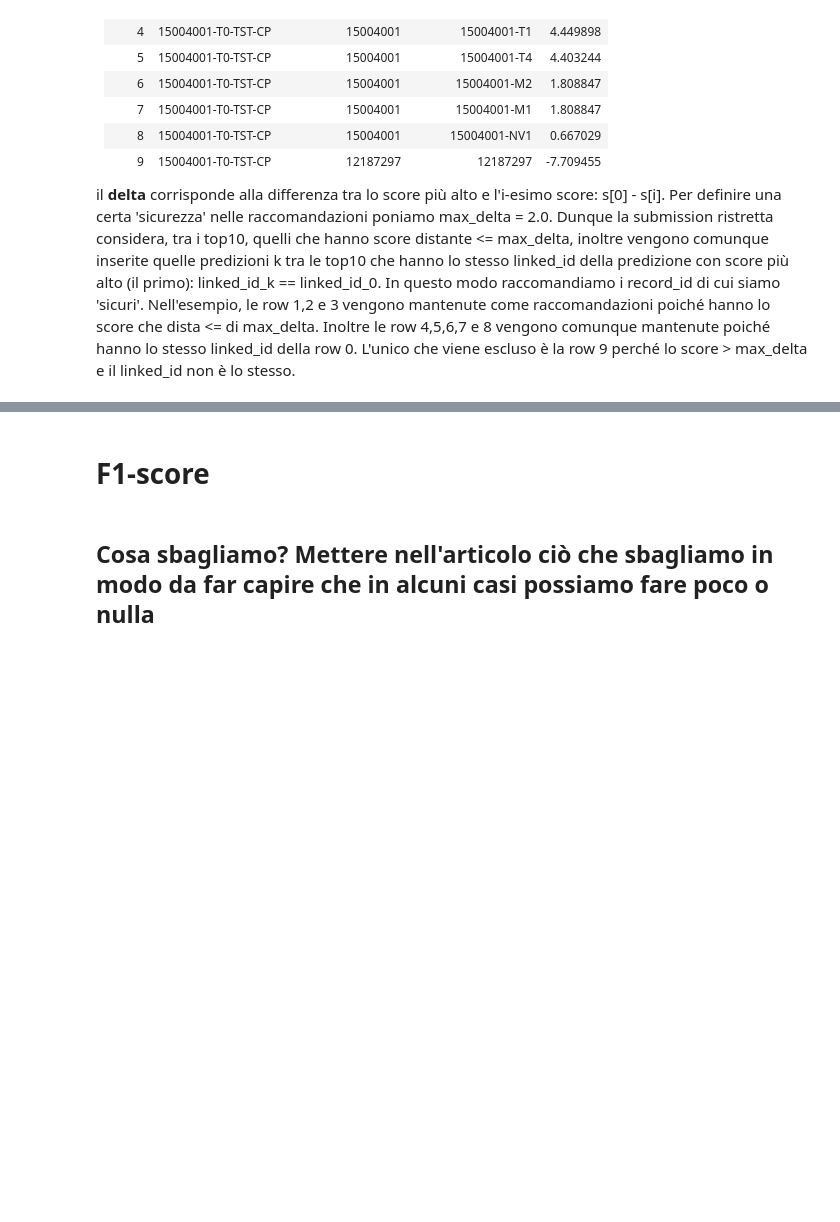
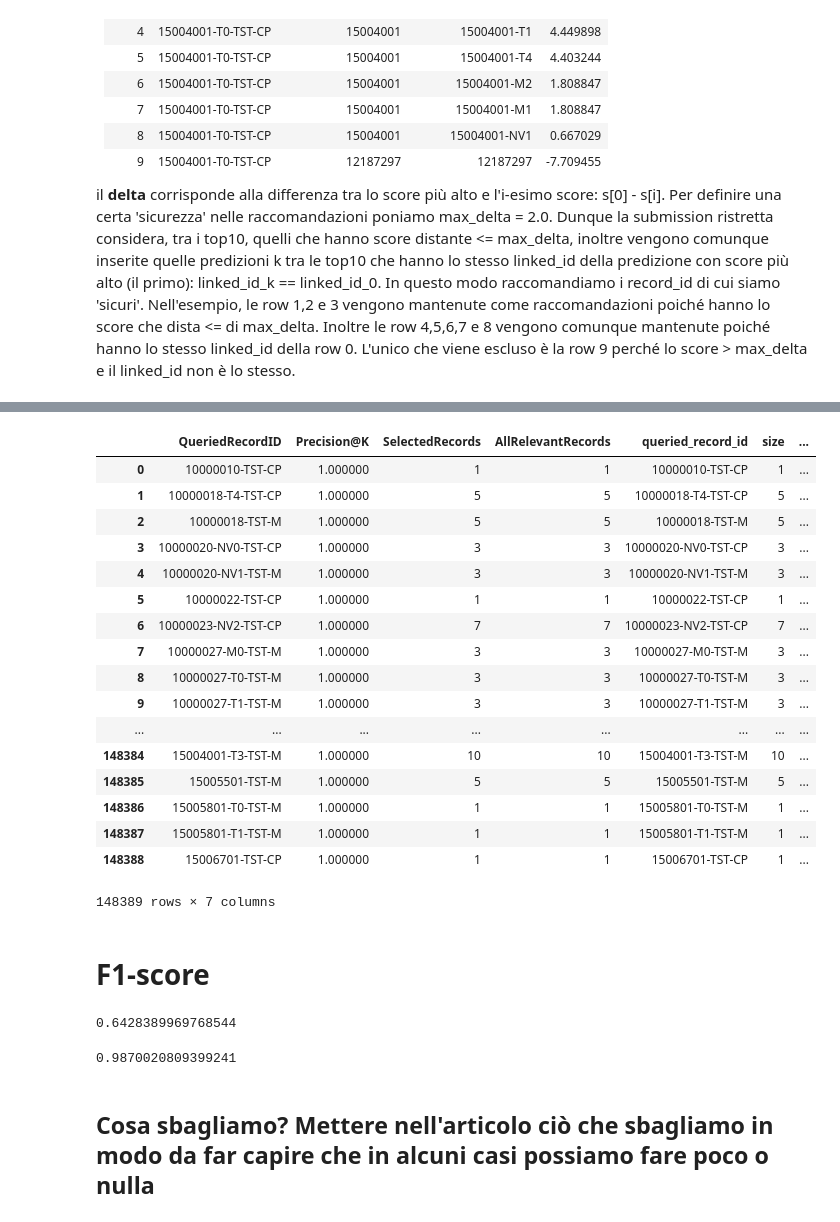
Before and after one commit to teomores/Oracle_HPC_contest, a Jupyter notebook: notebooks/Precision, Recall and more.ipynb, the cells around one changed output, grey strips where cells are left out. Cells and saved outputs as stored; diff of their text form; code cells hidden in the pictures; blank space fills up the shorter version.

```diff
--- a/notebooks/Precision, Recall and more.ipynb
+++ b/notebooks/Precision, Recall and more.ipynb
@@ -127,0 +139,2 @@ recall_at_k(restricted_df[['queried_record_id', 'predicted_record_id']], train.s
+# %%
+queries_with_relevant_records = precision_rest['perQueryResult'][precision_rest['perQueryResult']["AllRelevantRecords"] > 0]
@@ -128,3 +162,31 @@ recall_at_k(restricted_df[['queried_record_id', 'predicted_record_id']], train.s
+# %%
+size_group = restricted_df.groupby('queried_record_id').size().reset_index().rename(columns={0:'size'})
+queries_with_relevant_records = queries_with_relevant_records.merge(size_group, how='left', left_on='QueriedRecordID',right_on='queried_record_id')
+# %%
+numberOfPredictionsForRelevantRecords = queries_with_relevant_records.size.sum()
+# %%
+queries_with_relevant_records['r'] = queries_with_relevant_records["SelectedRecords"] / numberOfPredictionsForRelevantRecords
+# %%
+queries_with_relevant_records
+# %% [output]
+|  | QueriedRecordID | Precision@K | SelectedRecords | AllRelevantRecords | queried_record_id | size | ... |
+| 0 | 10000010-TST-CP | 1.000000 | 1 | 1 | 10000010-TST-CP | 1 | ... |
+| 1 | 10000018-T4-TST-CP | 1.000000 | 5 | 5 | 10000018-T4-TST-CP | 5 | ... |
+| 2 | 10000018-TST-M | 1.000000 | 5 | 5 | 10000018-TST-M | 5 | ... |
+| 3 | 10000020-NV0-TST-CP | 1.000000 | 3 | 3 | 10000020-NV0-TST-CP | 3 | ... |
+| 4 | 10000020-NV1-TST-M | 1.000000 | 3 | 3 | 10000020-NV1-TST-M | 3 | ... |
+| 5 | 10000022-TST-CP | 1.000000 | 1 | 1 | 10000022-TST-CP | 1 | ... |
+| 6 | 10000023-NV2-TST-CP | 1.000000 | 7 | 7 | 10000023-NV2-TST-CP | 7 | ... |
+| 7 | 10000027-M0-TST-M | 1.000000 | 3 | 3 | 10000027-M0-TST-M | 3 | ... |
+| 8 | 10000027-T0-TST-M | 1.000000 | 3 | 3 | 10000027-T0-TST-M | 3 | ... |
+| 9 | 10000027-T1-TST-M | 1.000000 | 3 | 3 | 10000027-T1-TST-M | 3 | ... |
+| ... | ... | ... | ... | ... | ... | ... | ... |
+| 148384 | 15004001-T3-TST-M | 1.000000 | 10 | 10 | 15004001-T3-TST-M | 10 | ... |
+| 148385 | 15005501-TST-M | 1.000000 | 5 | 5 | 15005501-TST-M | 5 | ... |
+| 148386 | 15005801-T0-TST-M | 1.000000 | 1 | 1 | 15005801-T0-TST-M | 1 | ... |
+| 148387 | 15005801-T1-TST-M | 1.000000 | 1 | 1 | 15005801-T1-TST-M | 1 | ... |
+| 148388 | 15006701-TST-CP | 1.000000 | 1 | 1 | 15006701-TST-CP | 1 | ... |
+148389 rows × 7 columns
 # %% [markdown]
 # F1-score
 # %%
@@ -134,6 +196,16 @@ recall_at_k(restricted_df[['queried_record_id', 'predicted_record_id']], train.s
 def compute_f1_score(precision, recall):
     F1 = 2 * (precision * recall) / (precision + recall)
     return F1
+# %%
+f1 = compute_f1_score(precision['AveragePrecision'], recall['AverageRecall'])
+f1
+# %% [output]
+0.6428389969768544
+# %%
+f1_rest = compute_f1_score(precision_rest['AveragePrecision'], recall_rest['AverageRecall'])
+f1_rest
+# %% [output]
+0.9870020809399241
 # %% [markdown]
 ## Cosa sbagliamo? Mettere nell'articolo ciò che sbagliamo in modo da far capire che in alcuni casi possiamo fare poco o nulla
 # %%
```
Also changed, not shown: parts of 15 cells of this notebook.
